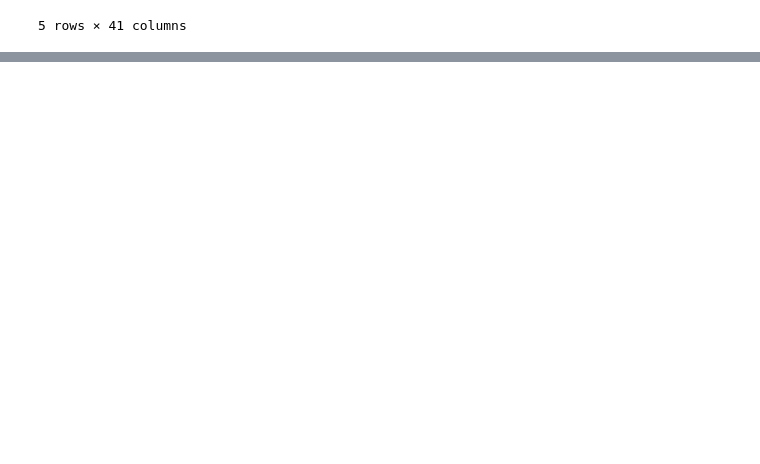
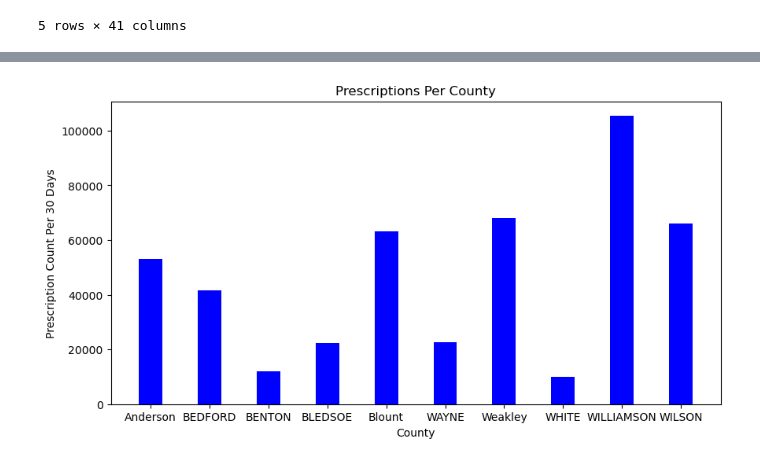
Before and after one commit to NSS-Data-Analytics-Cohort-12/prescribers-python-da12-v2-pandamore, a Jupyter notebook: notebooks/prescribers.ipynb, the cells around one changed output, grey strips where cells are left out. Cells and saved outputs as stored; diff of their text form; code cells hidden in the pictures; blank space fills up the shorter version.

```diff
--- a/notebooks/prescribers.ipynb
+++ b/notebooks/prescribers.ipynb
@@ -228,0 +379,18 @@ For much more information about SQLAlchemy and to see a more “Pythonic” way
+# %%
+import numpy as np
+import matplotlib.pyplot as plt
+
+data = {'Anderson':53000.9, 'BEDFORD': 41633.7, 'BENTON':12069.9, 'BLEDSOE': 22274.0, 'Blount' : 63202.7, 'WAYNE' :22570.1, 'Weakley': 68066.7,'WHITE': 9908.5,'WILLIAMSON' :105413.5, 'WILSON' : 66101.9 }
+course = list(data.keys())
+value = list(data.values())
+
+fig = plt.figure(figsize=(10,5))
+
+plt.bar(course, value, color = "blue", width =0.4)
+
+plt.xlabel("County")
+plt.ylabel("Prescription Count Per 30 Days")
+plt.title("Prescriptions Per County")
+plt.show()
+# %% [output]
+[figure, added]
```
Also changed, not shown: parts of 14 cells of this notebook.
